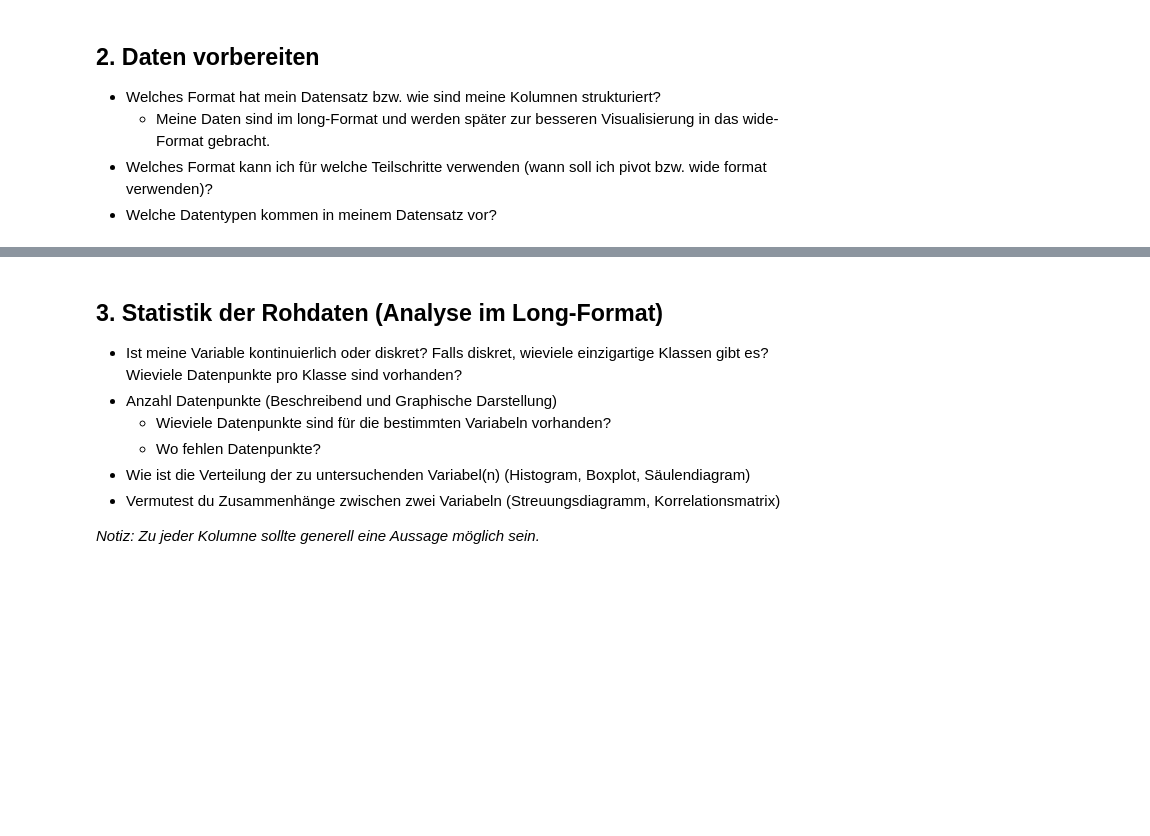
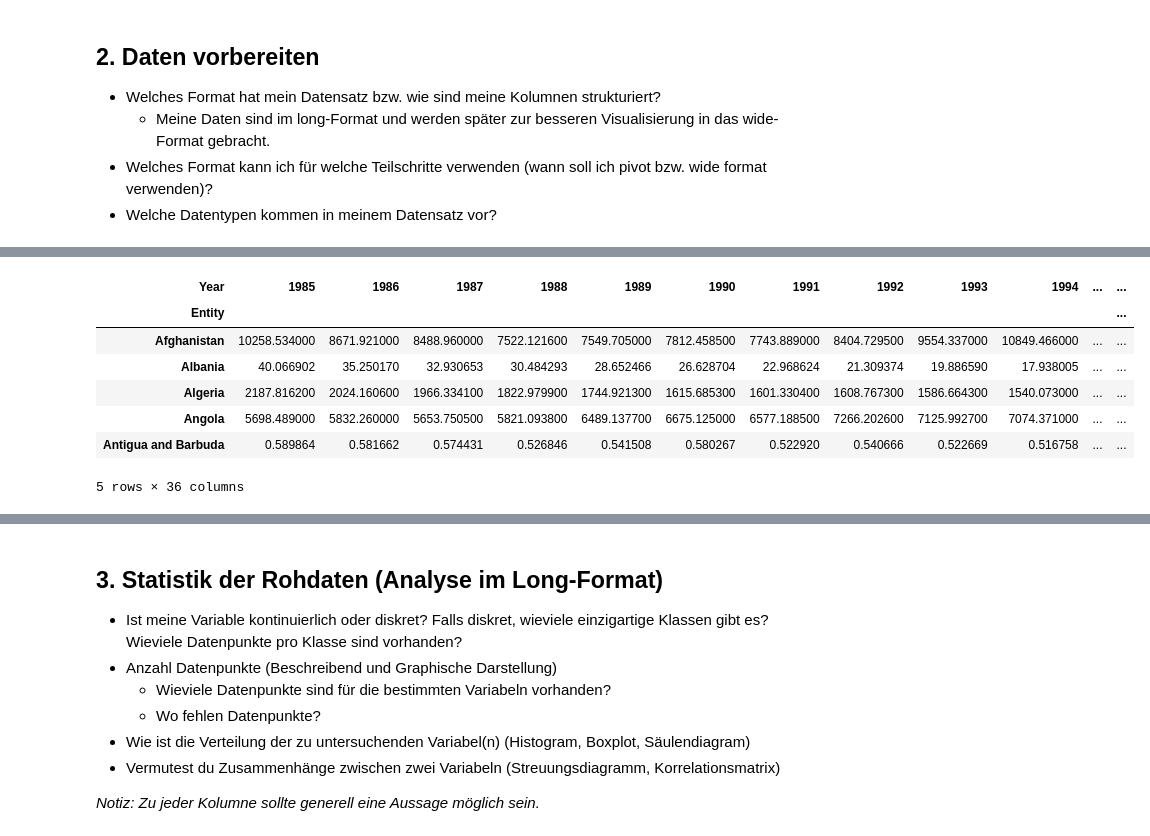
Before and after one commit to naulichi/PandasLN, a Jupyter notebook: Leistungsnachweis_NauliChiara.ipynb, the cells around one changed output, grey strips where cells are left out. Drawn from its saved outputs; the diff is of its cells as text; code cells hidden in the pictures; blank space fills up the shorter version.

```diff
--- a/Leistungsnachweis_NauliChiara.ipynb
+++ b/Leistungsnachweis_NauliChiara.ipynb
@@ -69,0 +60,12 @@ df_filtered.describe()
+# %%
+pivot_dataoc = data_oc.pivot(index='Entity', columns='Year', values='Estimated maternal deaths')
+pivot_dataoc.head()
+# %% [output]
+| Year | 1985 | 1986 | 1987 | 1988 | 1989 | 1990 | 1991 | 1992 | 1993 | 1994 | ... | ... |
+| Entity |  |  |  |  |  |  |  |  |  |  |  | ... |
+| Afghanistan | 10258.534000 | 8671.921000 | 8488.960000 | 7522.121600 | 7549.705000 | 7812.458500 | 7743.889000 | 8404.729500 | 9554.337000 | 10849.466000 | ... | ... |
+| Albania | 40.066902 | 35.250170 | 32.930653 | 30.484293 | 28.652466 | 26.628704 | 22.968624 | 21.309374 | 19.886590 | 17.938005 | ... | ... |
+| Algeria | 2187.816200 | 2024.160600 | 1966.334100 | 1822.979900 | 1744.921300 | 1615.685300 | 1601.330400 | 1608.767300 | 1586.664300 | 1540.073000 | ... | ... |
+| Angola | 5698.489000 | 5832.260000 | 5653.750500 | 5821.093800 | 6489.137700 | 6675.125000 | 6577.188500 | 7266.202600 | 7125.992700 | 7074.371000 | ... | ... |
+| Antigua and Barbuda | 0.589864 | 0.581662 | 0.574431 | 0.526846 | 0.541508 | 0.580267 | 0.522920 | 0.540666 | 0.522669 | 0.516758 | ... | ... |
+5 rows × 36 columns
```
Also changed, not shown: parts of 20 cells of this notebook.
